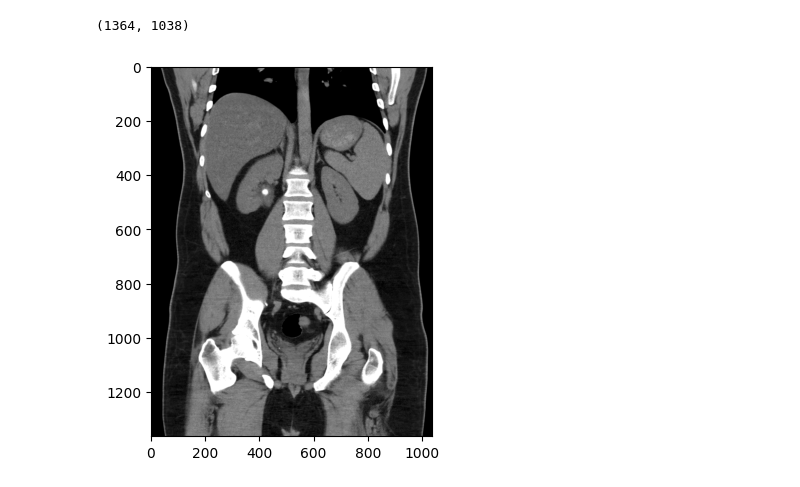
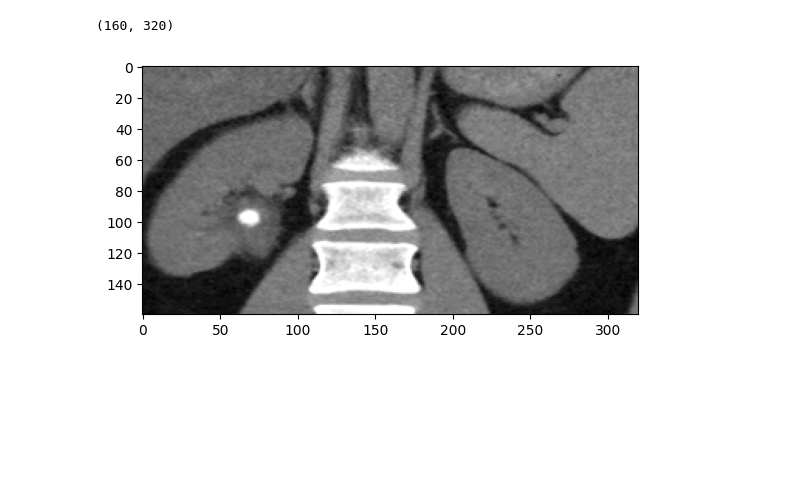
Before and after one commit to uchiharon/Kidney_Stone_Diagnosis_with_CNN_and_VAE, a Jupyter notebook: Employing_croppimg.ipynb, the cells around one changed output. Cells and saved outputs as stored; diff of their text form; code cells hidden in the pictures; blank space fills up the shorter version.

```diff
--- a/Employing_croppimg.ipynb
+++ b/Employing_croppimg.ipynb
@@ -17,34 +18,35 @@ import cv2
 
 source_images_folder = os.path.join('.','Dataset',"Train") # the folder containing all the images for ROI selection
 image_names = os.listdir(source_images_folder)
 labels = os.listdir(os.path.join('.','Dataset',"Train"))
 destination_folder = os.path.join('.','Dataset', "cropped_images") # the folder to which the cropped images are stored
 images_dir = []
 for label in labels:
     temp_dir = os.path.join(source_images_folder,label)
     temp_img = glob.glob(temp_dir + '/*.png')
 
     images_dir =  images_dir  + temp_img
 
 
-reader = Image.open(images_dir[0])
+reader = Image.open(images_dir[0]).resize([640,640])
+reader = reader.crop((190, 120, 510, 280))
 alx = plt.imshow(reader, cmap="gray")
-# reader = reader.crop((240, 280, 820, 600))
+
 # alx = plt.imshow(reader, cmap="gray")
 print(alx.get_size())
 
 # for image in images_dir:
 #     img = cv2.imread(image)
 #     plt.figure(figsize=(5,5))
 #     fig = plt.gcf()
 #     plt.imshow(img[240:600,280:820])  # The ROI, please keep static
 #     plt.draw()
 #     if not os.path.exists(os.path.join(destination_folder)):
 #       os.mkdir(os.path.join(destination_folder))
 
 #     plt.savefig(os.path.join(destination_folder,'holla.png'))
 #     print('saved ', image)
 #     break
 # %% [output]
-(1364, 1038)
+(160, 320)
-[figure, old version]
+[figure, new version]
```
Also changed, not shown: parts of 8 cells of this notebook.
